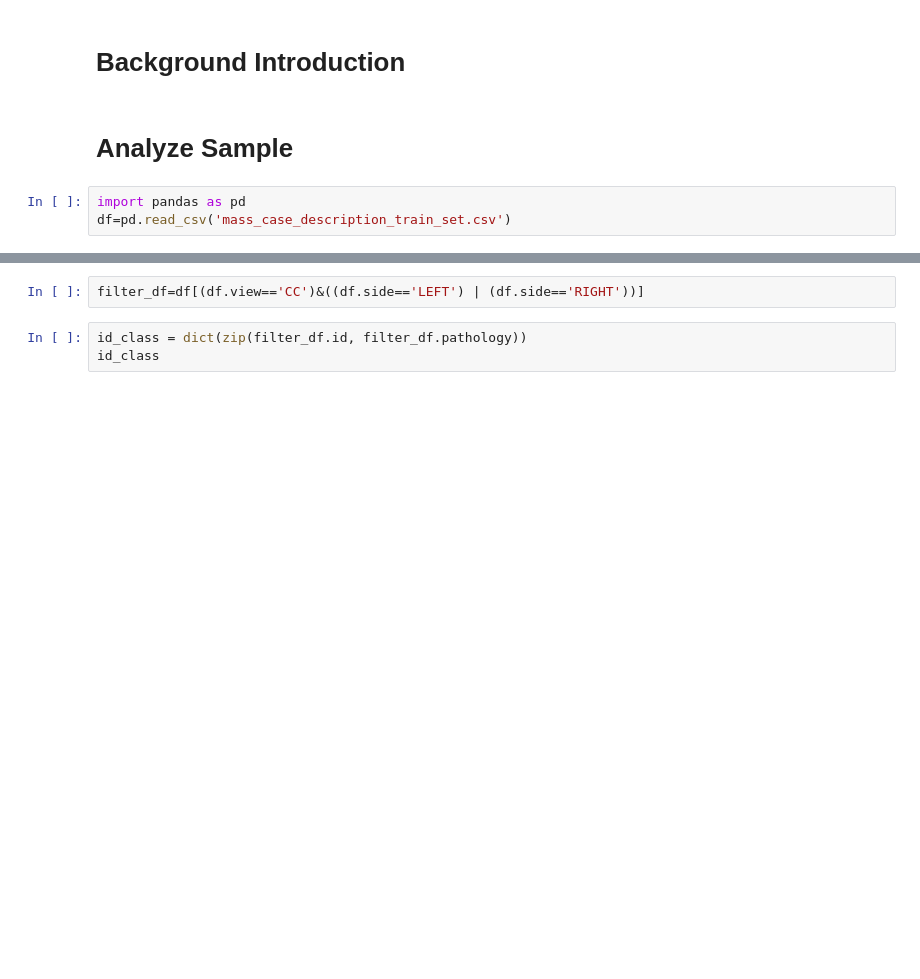
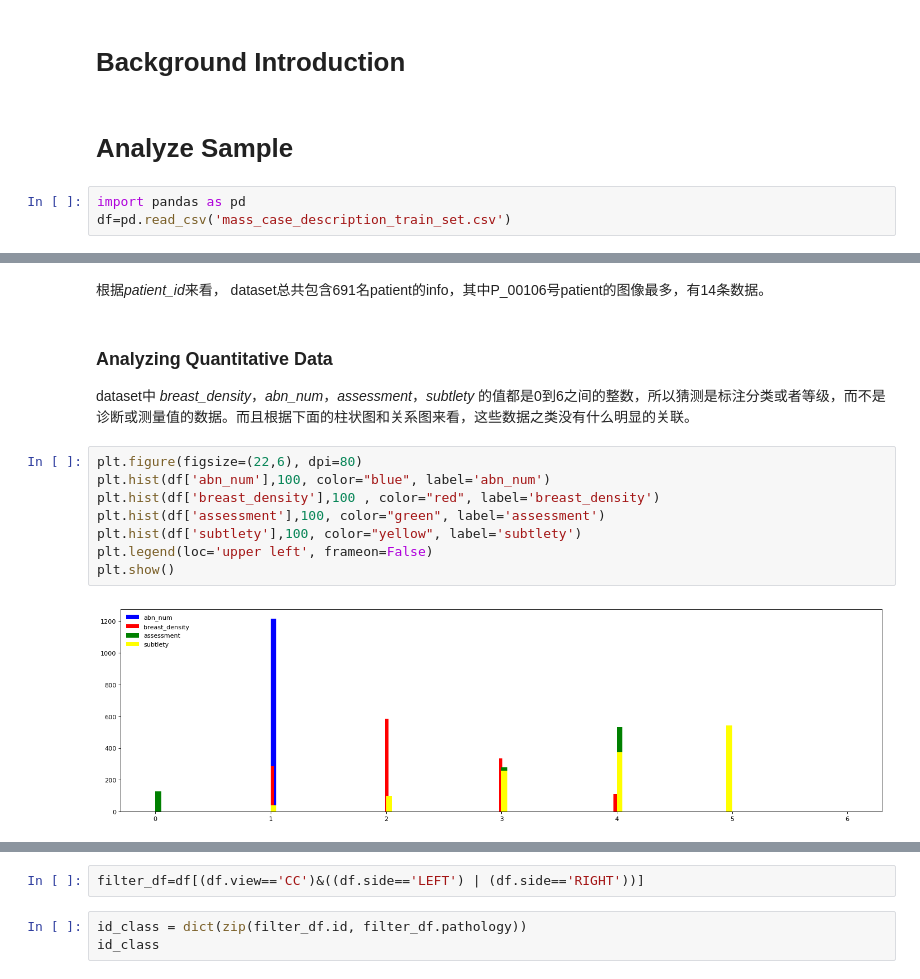
Before and after one commit to brianhu2006/ddms, a Jupyter notebook: ddms-hubing-v2.ipynb, the cells around one changed output, grey strips where cells are left out. Saved outputs shown, nothing was run; the diff lists cells and outputs as text; blank space fills up the shorter version.

```diff
--- a/ddms-hubing-v2.ipynb
+++ b/ddms-hubing-v2.ipynb
@@ -54,0 +79,16 @@ df
+# %% [markdown]
+根据*patient_id*来看， dataset总共包含691名patient的info，其中P_00106号patient的图像最多，有14条数据。
+# %% [markdown]
+### Analyzing Quantitative Data
+
+dataset中 *breast_density*，*abn_num*，*assessment*，*subtlety* 的值都是0到6之间的整数，所以猜测是标注分类或者等级，而不是诊断或测量值的数据。而且根据下面的柱状图和关系图来看，这些数据之类没有什么明显的关联。
+# %%
+plt.figure(figsize=(22,6), dpi=80)
+plt.hist(df['abn_num'],100, color="blue", label='abn_num')
+plt.hist(df['breast_density'],100 , color="red", label='breast_density')
+plt.hist(df['assessment'],100, color="green", label='assessment')
+plt.hist(df['subtlety'],100, color="yellow", label='subtlety')
+plt.legend(loc='upper left', frameon=False)
+plt.show()
+# %% [output]
+[figure, added]
```
Also changed, not shown: parts of 40 cells of this notebook.
